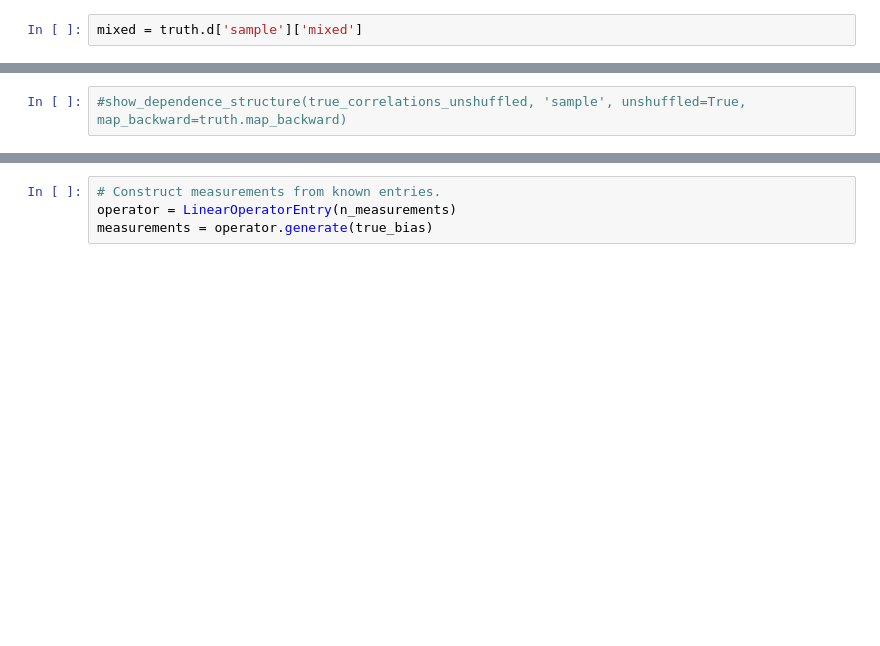
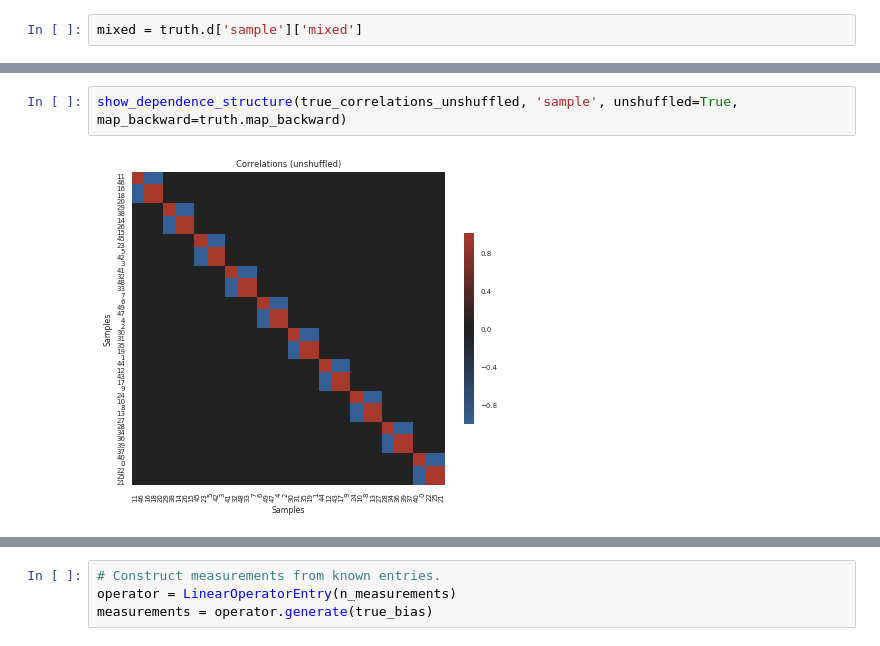
Before and after one commit to a378ec99/bcn, a Jupyter notebook: bcn/examples/Example.ipynb, the cells around one changed output, grey strips where cells are left out. Saved outputs shown, nothing was run; the diff lists cells and outputs as text; blank space fills up the shorter version.

```diff
--- a/bcn/examples/Example.ipynb
+++ b/bcn/examples/Example.ipynb
@@ -71,3 +81,5 @@ mixed = truth.d['sample']['mixed']
 # %%
-#show_dependence_structure(true_correlations_unshuffled, 'sample', unshuffled=True, map_backward=truth.map_backward)
+show_dependence_structure(true_correlations_unshuffled, 'sample', unshuffled=True, map_backward=truth.map_backward)
+# %% [output]
+[figure, added]
 # %%
```
Also changed, not shown: parts of 34 cells of this notebook.
